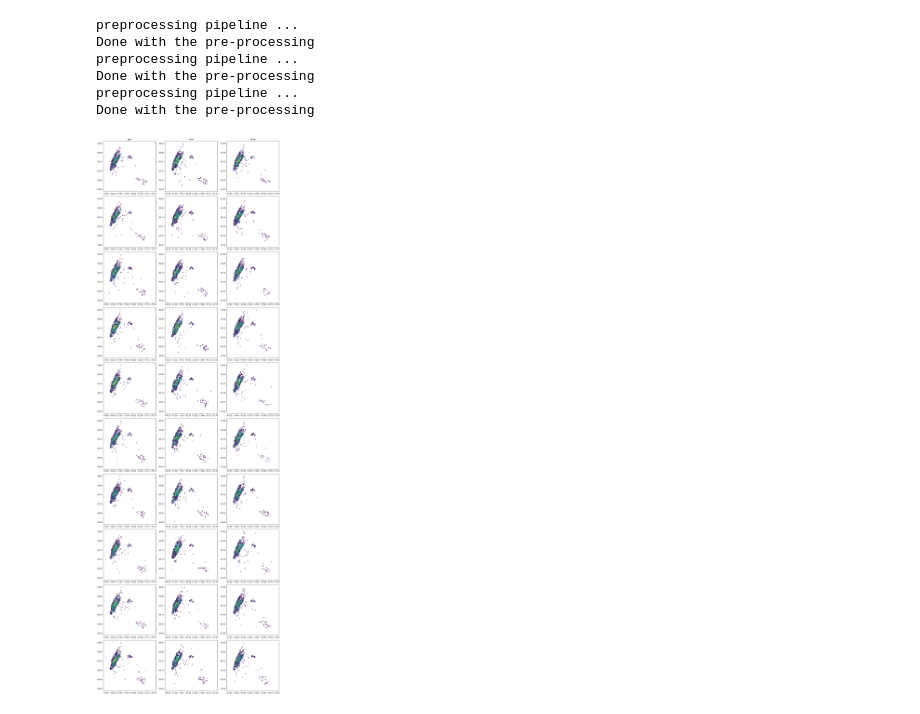
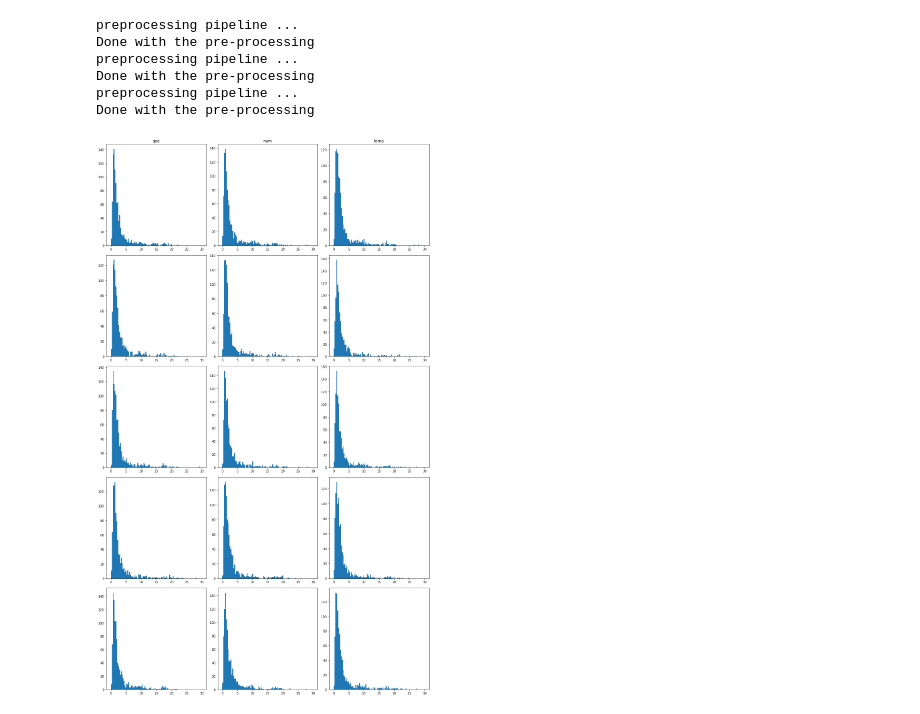
Before and after one commit to vis-au/prosample, a Jupyter notebook: server/pipeline/figures.ipynb, the cells around one changed output. Drawn from its saved outputs; the diff is of its cells as text; code cells hidden in the pictures.

Commit message:
add code for plotting time/duration distribuations

```diff
--- a/server/pipeline/figures.ipynb
+++ b/server/pipeline/figures.ipynb
@@ -192,35 +192,55 @@ Done with the pre-processing
 # %%
 import pandas as pd
 import numpy as np
 import matplotlib.pyplot as plt
 
 columns = ["tripID", "tpep_pickup_datetime", "tpep_dropoff_datetime", "passenger_count", "trip_distance", "RatecodeID", "PULocationID", "DOLocationID", "payment_type", "fare_amount", "extra", "mta_tax", "tip_amount", "tolls_amount", "improvement_surcharge", "total_amount", "PURepresentativeX", "PURepresentativeY", "DORepresentativeX", "DORepresentativeY"]
 
-fig, ax = plt.subplots(10, 3, figsize=(15, 45))
-
-def plot(sample_df: pd.DataFrame, ax: int):
+def plot_geo_hexbin(sample_df: pd.DataFrame, ax: plt):
   ax.hexbin(
     x=sample_df["PURepresentativeX"],
     y=sample_df["PURepresentativeY"],
     bins="log",
     mincnt=1,
     gridsize=100,
     extent=[-74.05, -73.7, 40.6, 40.85]
   )
 
-for i in range(10):
+def plot_time_hist(sample_df: pd.DataFrame, ax: plt):
+  n_bins = 12
+
+  ax.hist(
+    pd.to_datetime(sample_df["tpep_pickup_datetime"]),
+    bins=n_bins,
+    range=('2018-01-01 00:00:00', '2018-12-31 23:59:59')
+  )
+
+def plot_distance_hist(sample_df: pd.DataFrame, ax: plt):
+  n_bins = 100
+  ax.hist(
+    sample_df["trip_distance"],
+    bins=n_bins,
+    range=(0, 30)
+  )
+
+
+n_chunks = 5
+fig, ax = plt.subplots(n_chunks, 3, figsize=(15, 25))
+
+for i in range(n_chunks):
   chunk_geo = pd.DataFrame(pipeline1.get_next_chunk(), columns=columns)
   chunk_num = pd.DataFrame(pipeline2.get_next_chunk(), columns=columns)
   chunk_temp = pd.DataFrame(pipeline3.get_next_chunk(), columns=columns)
 
-  plot(chunk_geo, ax[i][0])
-  plot(chunk_num, ax[i][1])
-  plot(chunk_temp, ax[i][2])
+  plot_distance_hist(chunk_geo, ax[i][0])
+  plot_distance_hist(chunk_num, ax[i][1])
+  plot_distance_hist(chunk_temp, ax[i][2])
+
 
 for ax_, col in zip(ax[0], ["geo", "num", "temp"]):
   ax_.set_title(col)
 
 plt.tight_layout()
 plt.show()
 # %% [output]
-[figure, old version]
+[figure, new version]
```
Also changed, not shown: 1 other file.
